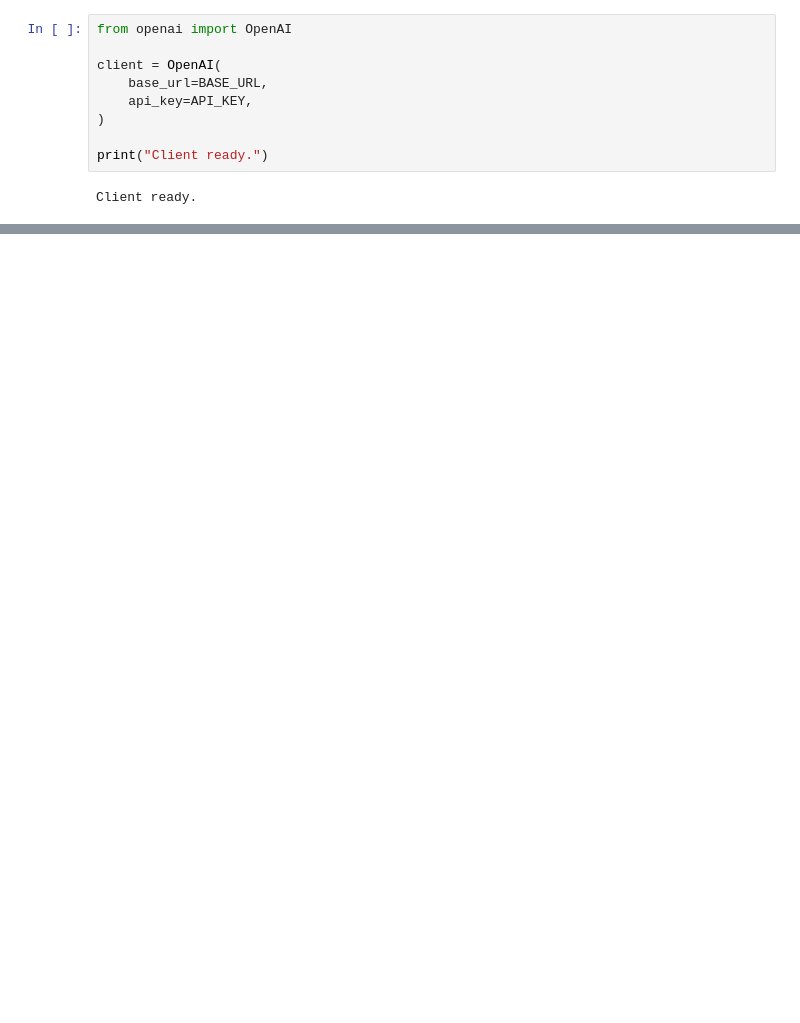
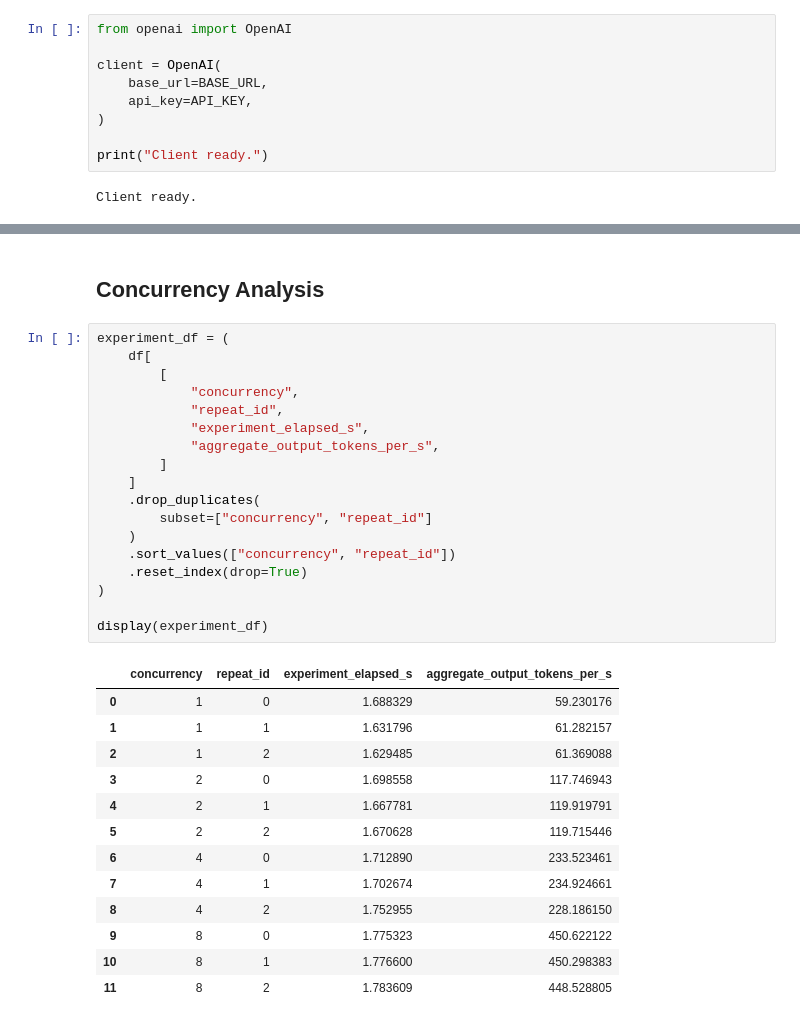
Before and after one commit to XiyaoWang0519/llm-inference-perf-lab, a Jupyter notebook: notebooks/client_colab.ipynb, the cells around one changed output, grey strips where cells are left out. Drawn from its saved outputs; the diff is of its cells as text; blank space fills up the shorter version.

```diff
--- a/notebooks/client_colab.ipynb
+++ b/notebooks/client_colab.ipynb
@@ -465,0 +536,34 @@ completion_tokens measured runs: min=100 max=100 all_equal=True
+# %% [markdown]
+## Concurrency Analysis
+# %%
+experiment_df = (
+    df[
+        [
+            "concurrency",
+            "repeat_id",
+            "experiment_elapsed_s",
+            "aggregate_output_tokens_per_s",
+        ]
+    ]
+    .drop_duplicates(
+        subset=["concurrency", "repeat_id"]
+    )
+    .sort_values(["concurrency", "repeat_id"])
+    .reset_index(drop=True)
+)
+
+display(experiment_df)
+# %% [output]
+|  | concurrency | repeat_id | experiment_elapsed_s | aggregate_output_tokens_per_s |
+| 0 | 1 | 0 | 1.688329 | 59.230176 |
+| 1 | 1 | 1 | 1.631796 | 61.282157 |
+| 2 | 1 | 2 | 1.629485 | 61.369088 |
+| 3 | 2 | 0 | 1.698558 | 117.746943 |
+| 4 | 2 | 1 | 1.667781 | 119.919791 |
+| 5 | 2 | 2 | 1.670628 | 119.715446 |
+| 6 | 4 | 0 | 1.712890 | 233.523461 |
+| 7 | 4 | 1 | 1.702674 | 234.924661 |
+| 8 | 4 | 2 | 1.752955 | 228.186150 |
+| 9 | 8 | 0 | 1.775323 | 450.622122 |
+| 10 | 8 | 1 | 1.776600 | 450.298383 |
+| 11 | 8 | 2 | 1.783609 | 448.528805 |
```
Also changed, not shown: parts of 41 cells of this notebook, 4 other files.
